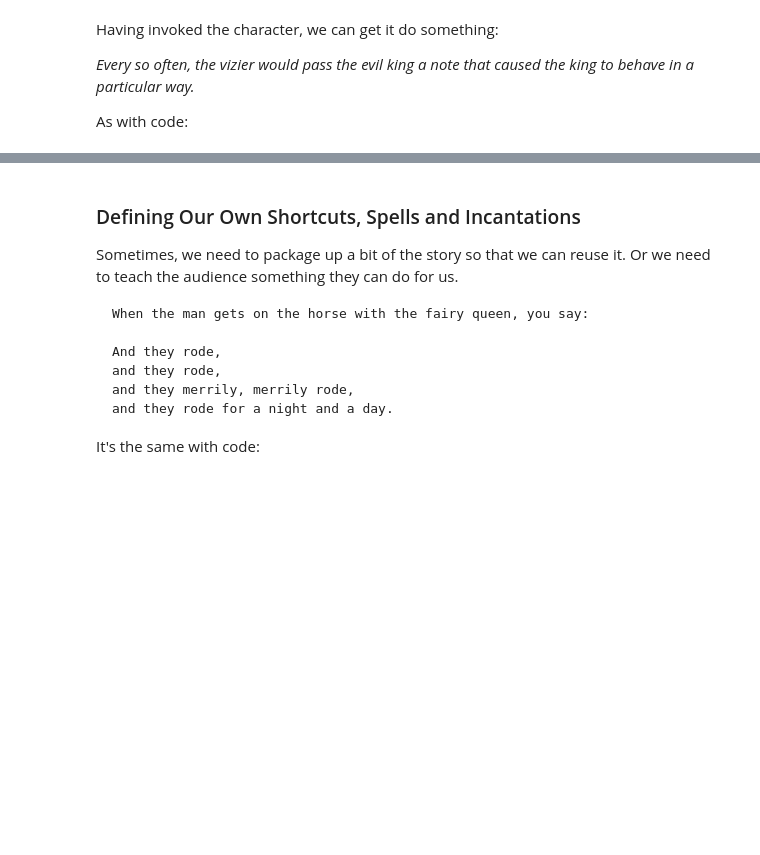
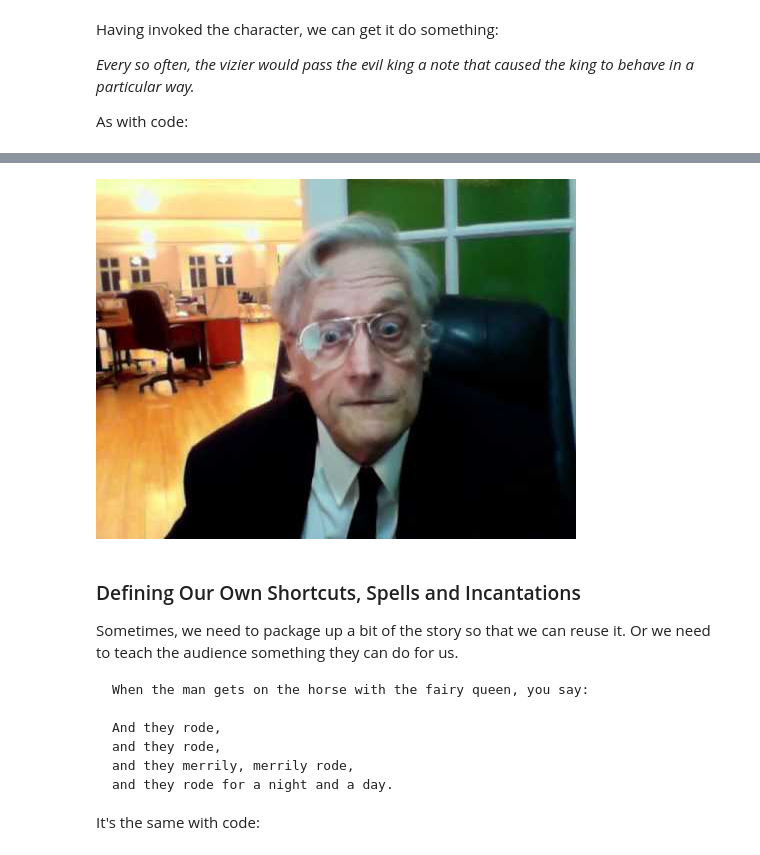
Before and after one commit to psychemedia/storynotes, a Jupyter notebook: how-to-read-this-book.ipynb, the cells around one changed output, grey strips where cells are left out. Saved outputs shown, nothing was run; the diff lists cells and outputs as text; code cells hidden in the pictures; blank space fills up the shorter version.

Commit message:
how to read - fix borked youtube embed

```diff
--- a/how-to-read-this-book.ipynb
+++ b/how-to-read-this-book.ipynb
@@ -88,6 +88,11 @@ video_url = "https://www.youtube.com/watch?v=KdnGPQaICjk"
 # previous line of the incantation as giving
 # the web address of a YouTube page
 
-# And pass the message to the king for him to read
-YouTubeVideo(video_url)
+# We can extract the ID of the video by splitting
+# the URL on the "=" and taking the last (-1) piece
+video_id = video_url.split("=")[-1]
+display(f"Video ID is {video_id}")
+
+# Now pass the message to the king for him to read
+YouTubeVideo(video_id)
 # %% [output]
@@ -95,3 +99,4 @@ YouTubeVideo(video_url)
+[figure, added]
 # %% [markdown]
 ### Defining Our Own Shortcuts, Spells and Incantations
 
```
Also changed, not shown: parts of 1 cell of this notebook, 1 other file.
